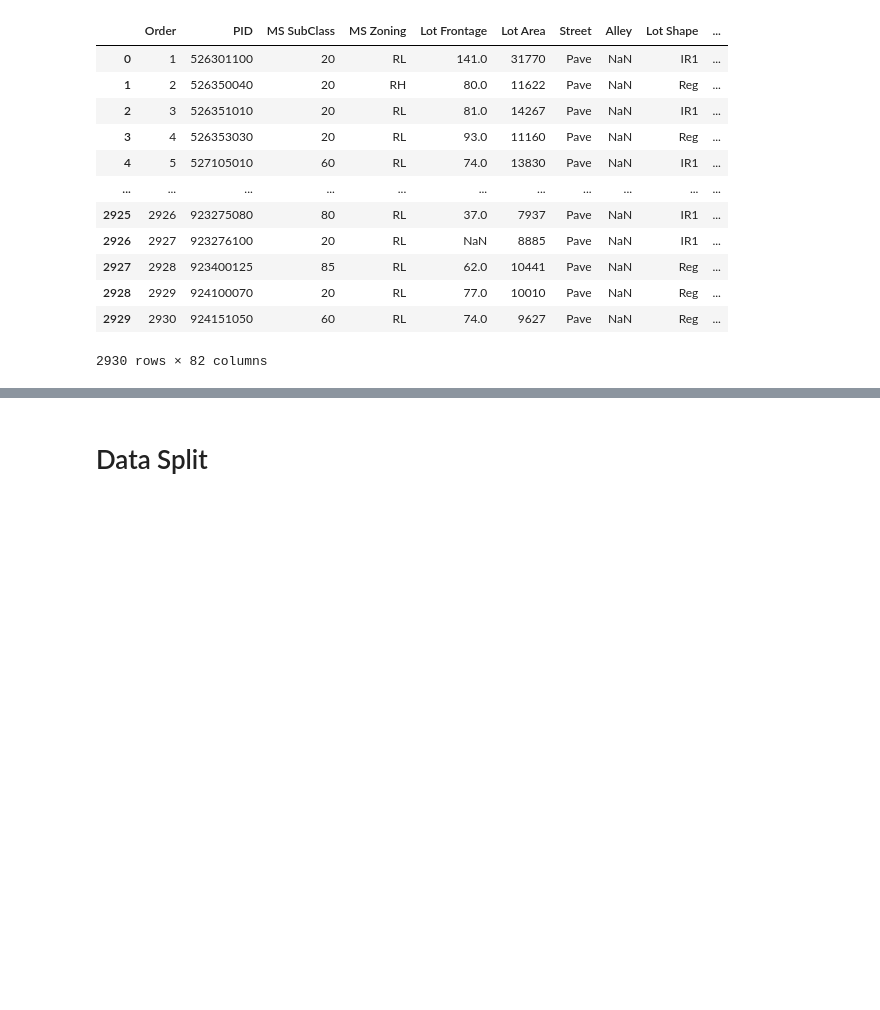
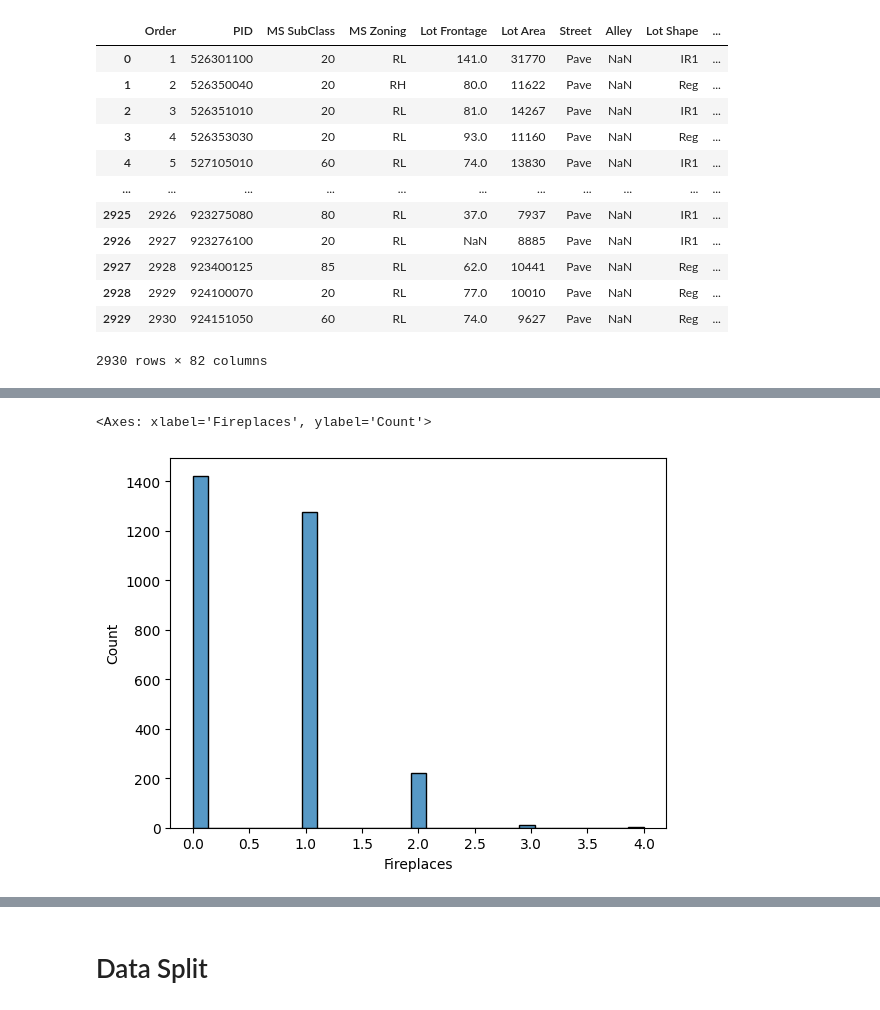
Before and after one commit to Cesaraville/Housing-Price-Predictor, a Jupyter notebook: Ames_Housing.ipynb, the cells around one changed output, grey strips where cells are left out. Saved outputs shown, nothing was run; the diff lists cells and outputs as text; code cells hidden in the pictures; blank space fills up the shorter version.

```diff
--- a/Ames_Housing.ipynb
+++ b/Ames_Housing.ipynb
@@ -454,0 +322,5 @@ df['SalePrice'] = scaler.fit_transform(df[['SalePrice']].to_numpy().reshape(-1,
+# %%
+sns.histplot(Numerical['Fireplaces'])
+# %% [output]
+<Axes: xlabel='Fireplaces', ylabel='Count'>
+[figure, added]
```
Also changed, not shown: parts of 271 cells of this notebook.
